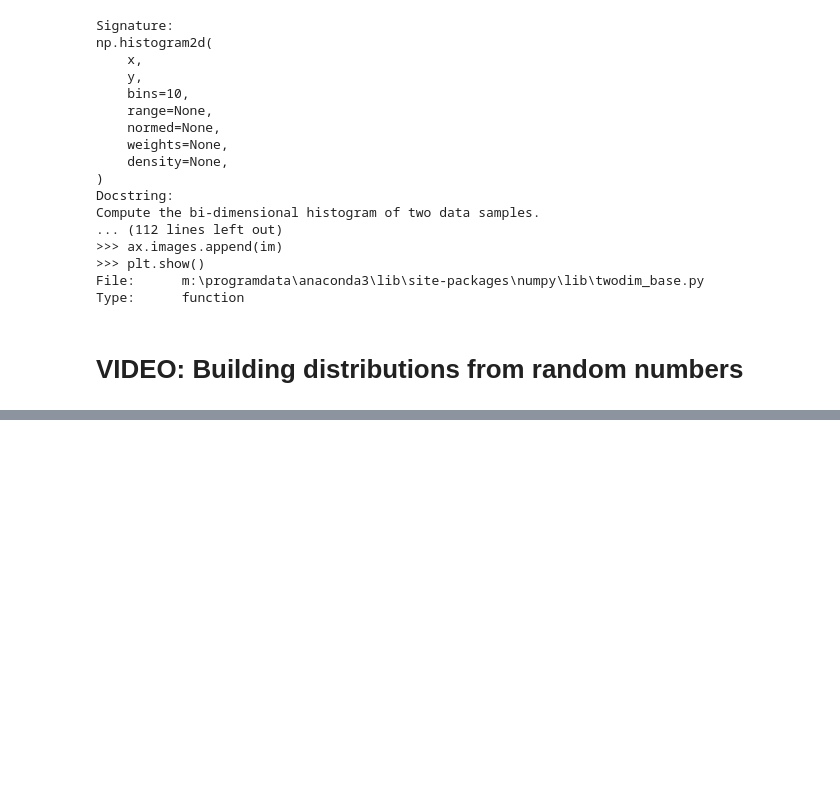
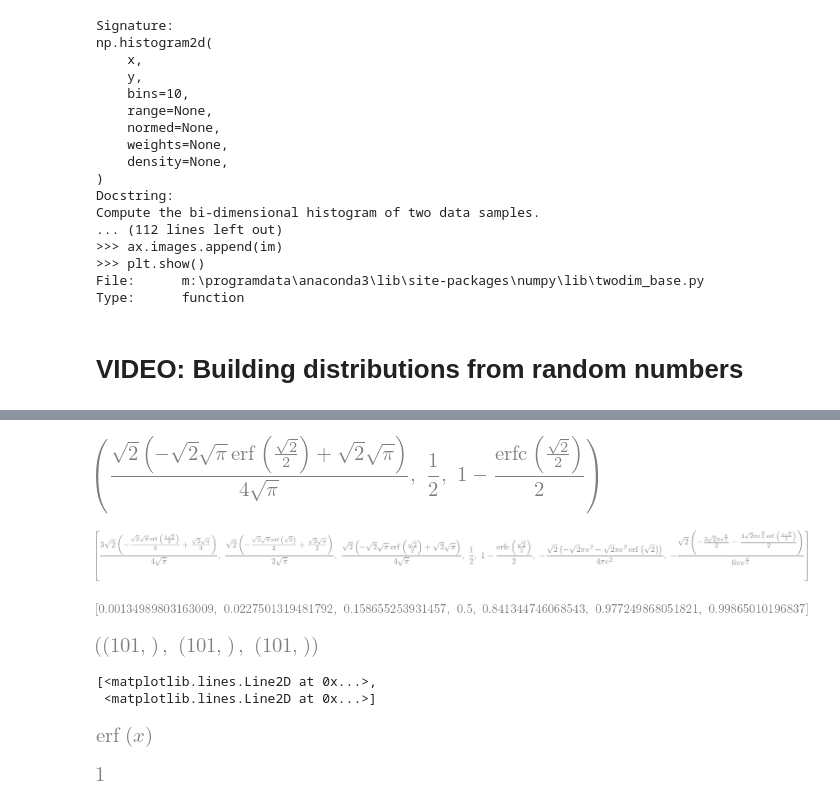
Before and after one commit to renyuanL/ryPat2021_code, a Jupyter notebook: Master-Math-by-Coding-in-Python-main/ry15_prob_stats.ipynb, the cells around one changed output, grey strips where cells are left out. Saved outputs shown, nothing was run; the diff lists cells and outputs as text; code cells hidden in the pictures; blank space fills up the shorter version.

```diff
--- a/Master-Math-by-Coding-in-Python-main/ry15_prob_stats.ipynb
+++ b/Master-Math-by-Coding-in-Python-main/ry15_prob_stats.ipynb
@@ -1061,0 +1248,29 @@ ryDistribution_demo('normal', 1000)
+# %%
+F(-1), F(0), F(1)
+# %% [output]
+[figure, added]
+# %%
+[F(s) for s in range(-3,4)]
+# %% [output]
+[figure, added]
+# %%
+[F(s).evalf() for s in range(-3,4)]
+# %% [output]
+[figure, added]
+# %%
+t=  np.linspace(-5,5,101)
+f1= sm.lambdify(x, f(x))(t)
+F1= sm.lambdify(x, F(x))(t)
+t.shape, f1.shape, F1.shape
+# %% [output]
+[figure, added]
+# %%
+pl.plot(t, f1, 'r', t, F1,'g')
+# %% [output]
+[<matplotlib.lines.Line2D at 0x...>,
+ <matplotlib.lines.Line2D at 0x...>]
+# %%
+
+sm.erf(x)
+# %% [output]
+[figure, added]
@@ -1061,0 +1285,4 @@ ryDistribution_demo('normal', 1000)
+# %%
+sm.erf(sm.oo)
+# %% [output]
+[figure, added]
```
Also changed, not shown: parts of 34 cells of this notebook.
